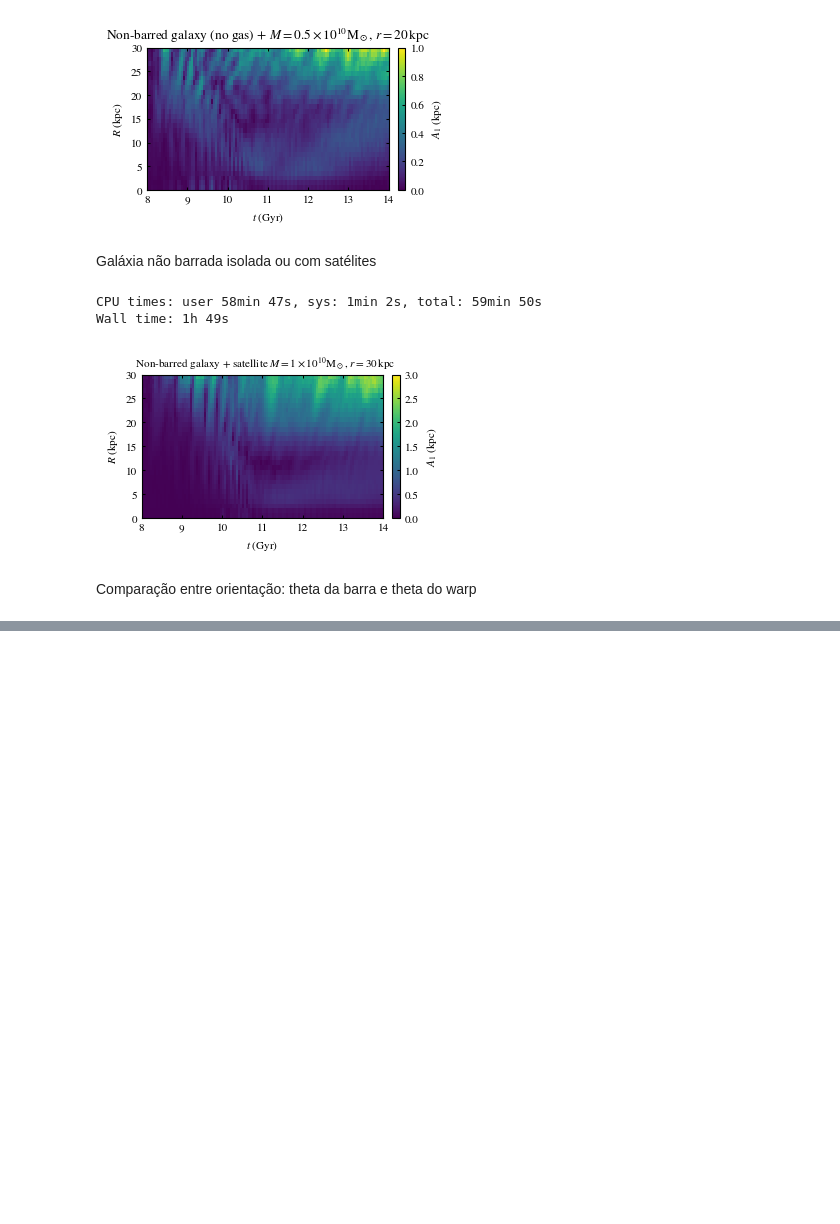
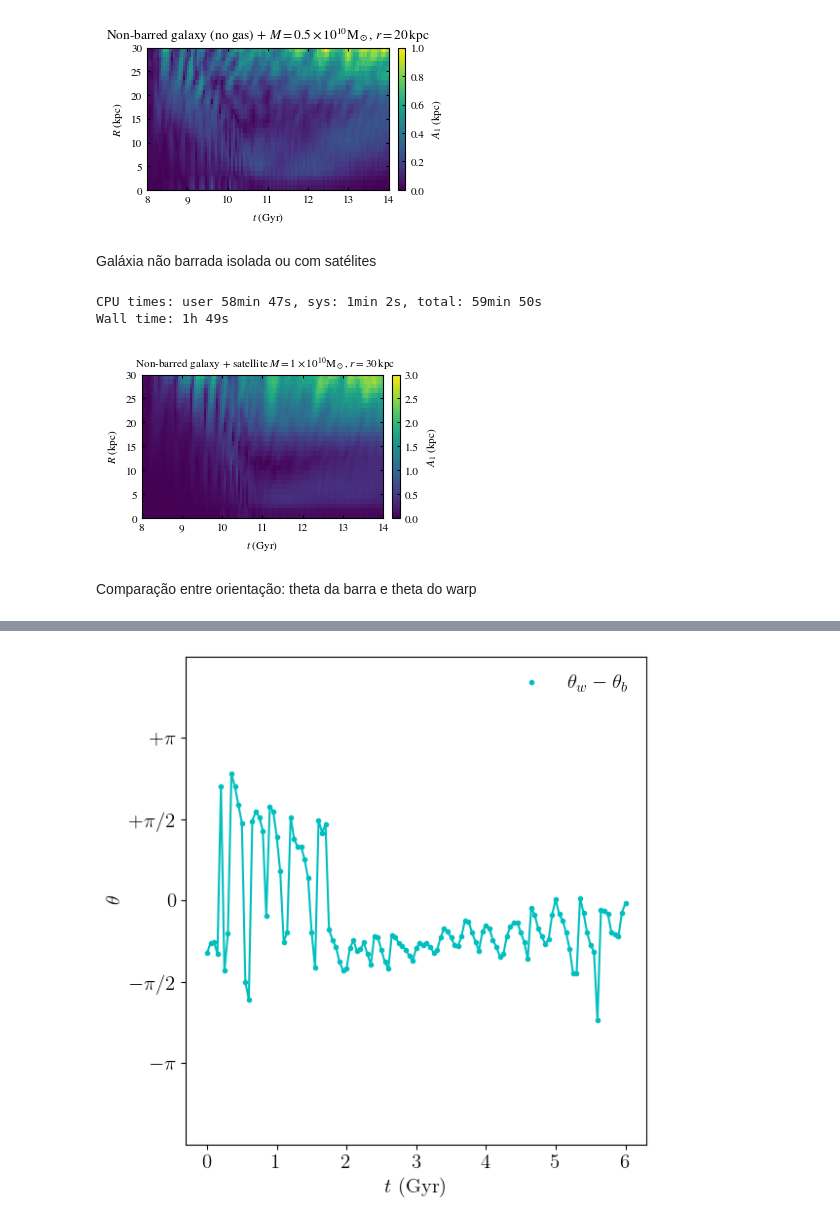
Before and after one commit to AndressaWille/astronomia, a Jupyter notebook: simulacoes mestrado/A1.ipynb, the cells around one changed output, grey strips where cells are left out. Drawn from its saved outputs; the diff is of its cells as text; code cells hidden in the pictures; blank space fills up the shorter version.

```diff
--- a/simulacoes mestrado/A1.ipynb
+++ b/simulacoes mestrado/A1.ipynb
@@ -459,0 +459,17 @@ plt.savefig(f'theta-w-barrada.png')
+# %%
+delta = orientation_warp-orientation_bar
+
+plt.figure(figsize=[6,6])
+plt.plot(time, delta, 'c.', label=r'$\theta_w - \theta_b$')
+plt.plot(time, delta, 'c-')
+ylims=[(-1.5) * np.pi, 1.5 * np.pi]
+plt.yticks([-np.pi, -np.pi/2, 0, np.pi/2, np.pi], [r'$-\pi$', r'$-\pi/2$', r'$0$', r'$+\pi/2$', r'$+\pi$'])
+plt.ylim(ylims)
+#plt.xticks([0.0, 2.0, 4.0, 6.0, 8.0, 10.0, 12.0, 14.0])
+plt.ylabel(r'$\theta~$')
+plt.xlabel(r'$t~({\rm Gyr})$')
+plt.legend(frameon=False)
+plt.tight_layout()
+plt.savefig(f'theta-wb-1-20.png')
+# %% [output]
+[figure, added]
```
Also changed, not shown: parts of 5 cells of this notebook.
